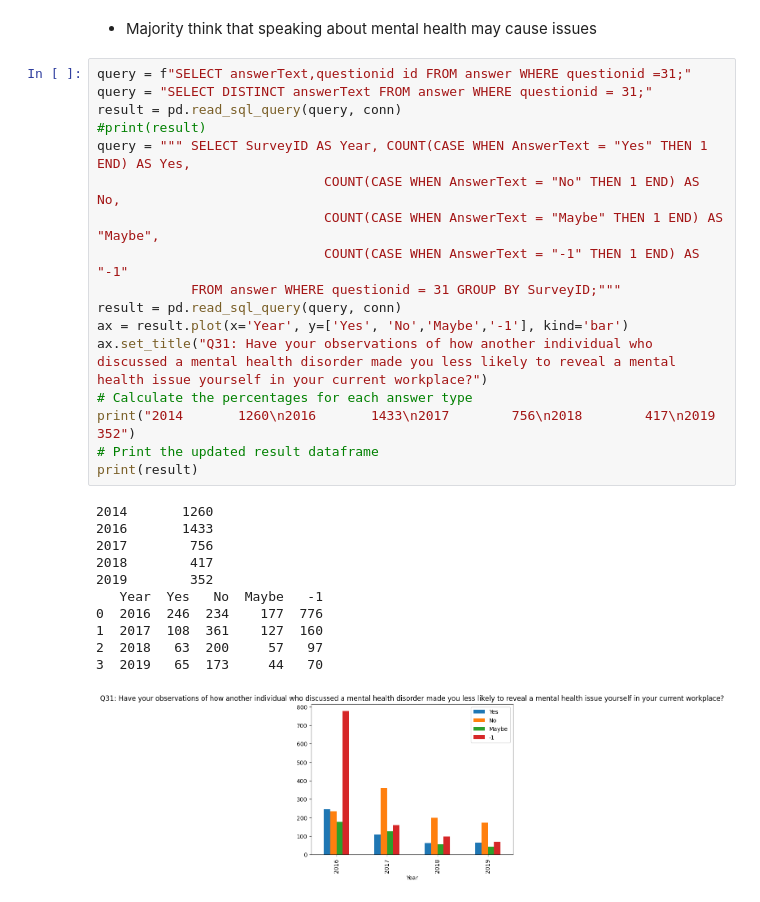
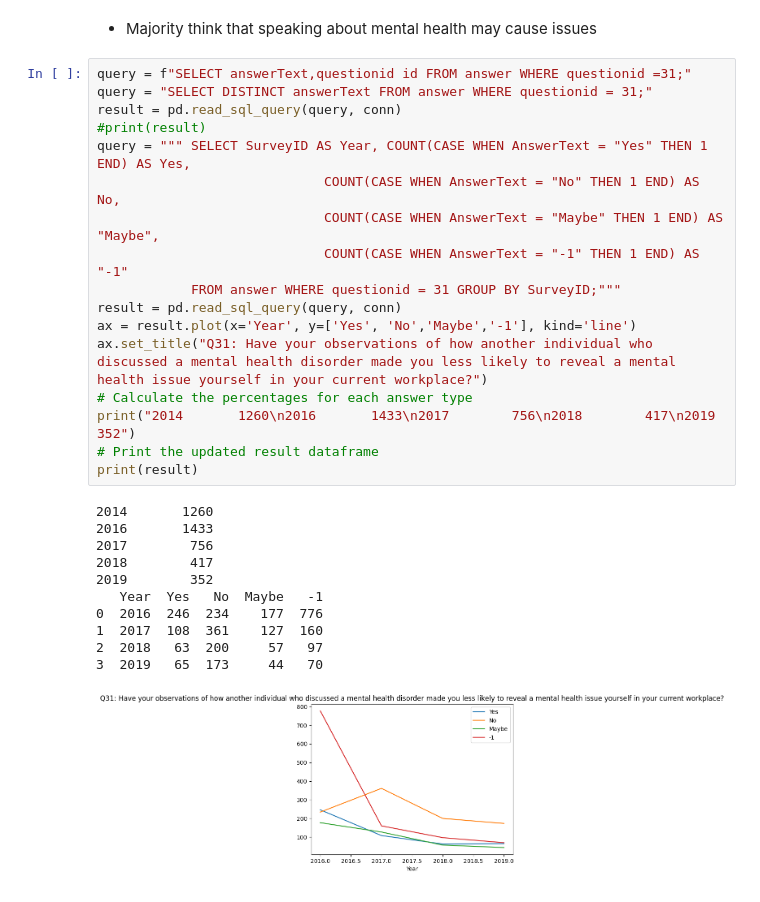
Before and after one commit to Itsamesamir/COMP0031, a Jupyter notebook: mentalHealth/analysis.ipynb, the cells around one changed output. Cells and saved outputs as stored; diff of their text form.

```diff
--- a/mentalHealth/analysis.ipynb
+++ b/mentalHealth/analysis.ipynb
@@ -235,29 +261,29 @@ print(result)
 # %%
 query = f"SELECT answerText,questionid id FROM answer WHERE questionid =31;"
 query = "SELECT DISTINCT answerText FROM answer WHERE questionid = 31;"
 result = pd.read_sql_query(query, conn)
 #print(result)
 query = """ SELECT SurveyID AS Year, COUNT(CASE WHEN AnswerText = "Yes" THEN 1 END) AS Yes,
                              COUNT(CASE WHEN AnswerText = "No" THEN 1 END) AS No,
                              COUNT(CASE WHEN AnswerText = "Maybe" THEN 1 END) AS "Maybe",
                              COUNT(CASE WHEN AnswerText = "-1" THEN 1 END) AS "-1"
             FROM answer WHERE questionid = 31 GROUP BY SurveyID;"""
 result = pd.read_sql_query(query, conn)
-ax = result.plot(x='Year', y=['Yes', 'No','Maybe','-1'], kind='bar')
+ax = result.plot(x='Year', y=['Yes', 'No','Maybe','-1'], kind='line')
 ax.set_title("Q31: Have your observations of how another individual who discussed a mental health disorder made you less likely to reveal a mental health issue yourself in your current workplace?")
 # Calculate the percentages for each answer type
 print("2014       1260\n2016       1433\n2017        756\n2018        417\n2019        352")
 # Print the updated result dataframe
 print(result)
 # %% [output]
 2014       1260
 2016       1433
 2017        756
 2018        417
 2019        352
    Year  Yes   No  Maybe   -1
 0  2016  246  234    177  776
 1  2017  108  361    127  160
 2  2018   63  200     57   97
 3  2019   65  173     44   70
-[figure, old version]
+[figure, new version]
```
Also changed, not shown: parts of 8 cells of this notebook.
